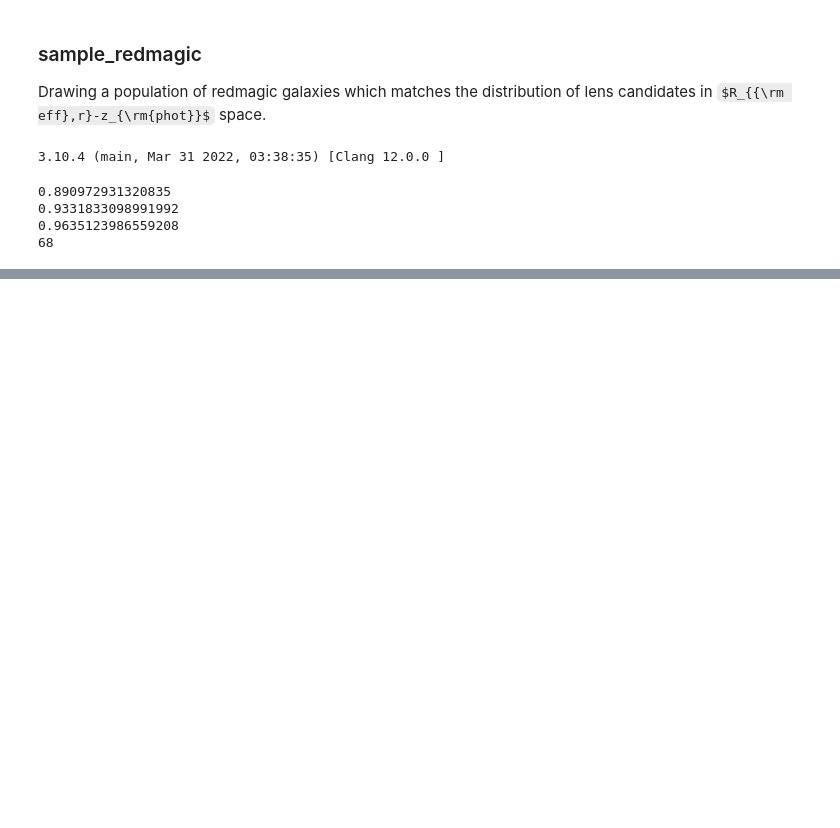
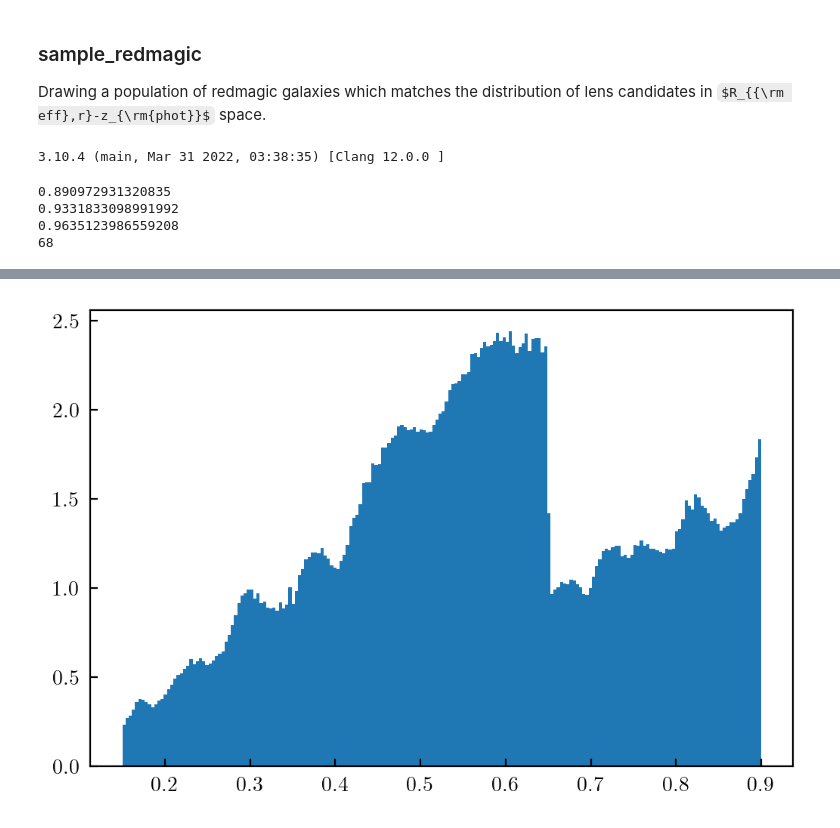
Before and after one commit to apcloonan/galaxy-galaxy-sel, a Jupyter notebook: sample_redmagic.ipynb, the cells around one changed output, grey strips where cells are left out. Drawn from its saved outputs; the diff is of its cells as text; code cells hidden in the pictures; some formulas as TeX source; blank space fills up the shorter version.

```diff
--- a/sample_redmagic.ipynb
+++ b/sample_redmagic.ipynb
@@ -113,0 +229,5 @@ plt.hist(f, bins=100)
+# %%
+plt.hist(redmagic['zredmagic'], bins = 200, density=True)
+plt.show()
+# %% [output]
+[figure, added]
```
Also changed, not shown: parts of 38 cells of this notebook.
